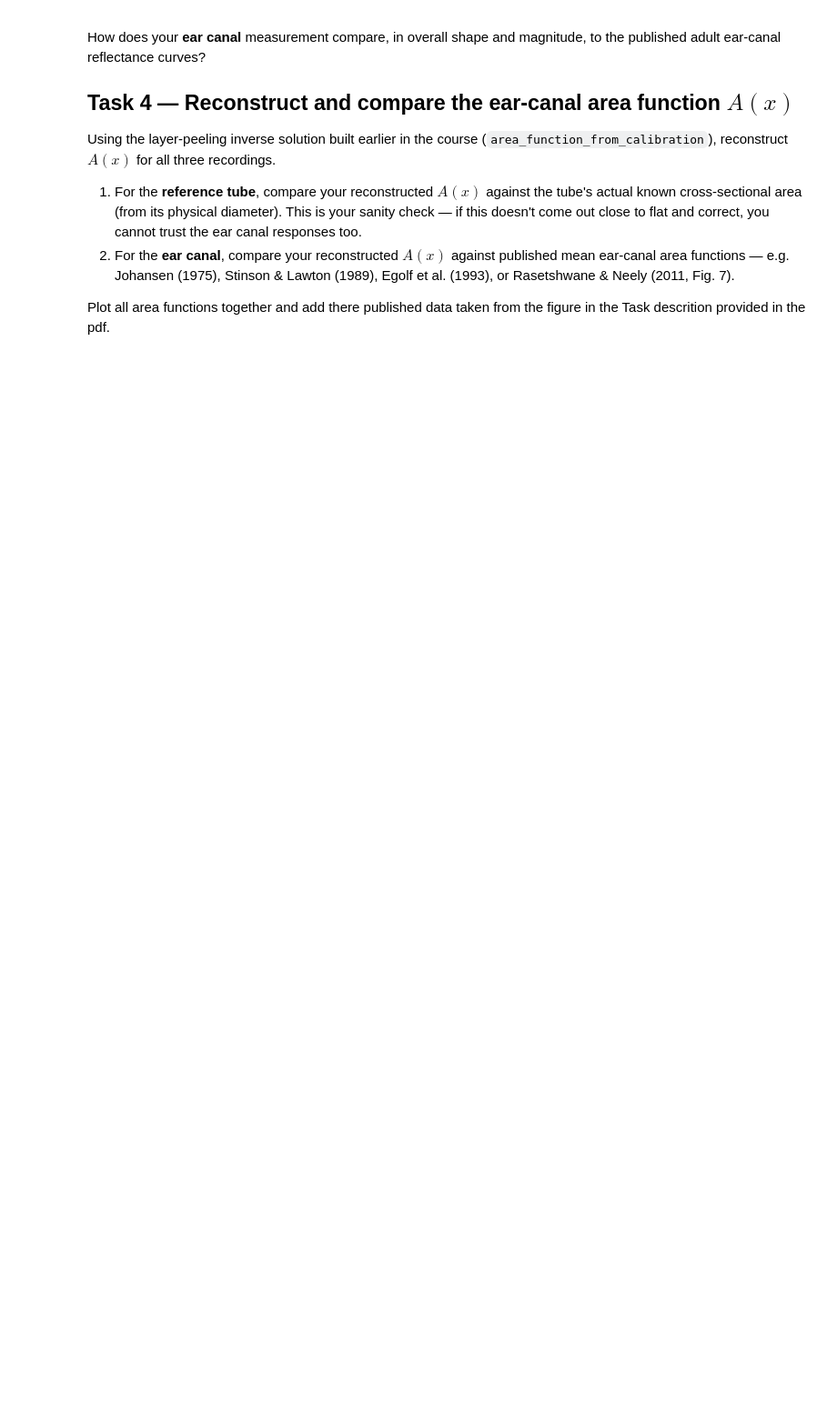
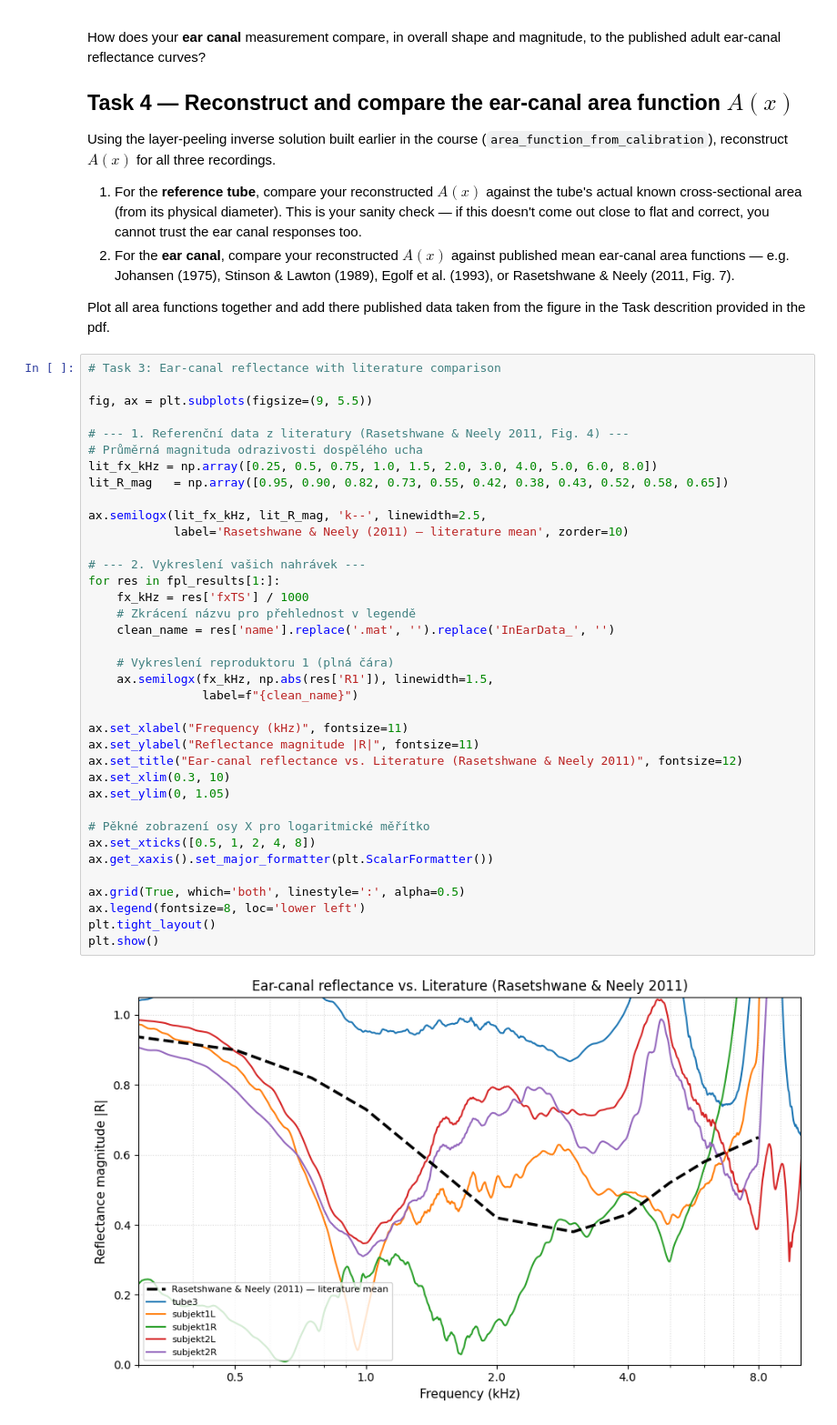
Before and after one commit to vojtejos/FAV_lab, a Jupyter notebook: TutOEME/TaskOE_student.ipynb, the cells around one changed output. Shown at 91% size. Cells and saved outputs as stored; diff of their text form; blank space fills up the shorter version.

```diff
--- a/TutOEME/TaskOE_student.ipynb
+++ b/TutOEME/TaskOE_student.ipynb
@@ -540,6 +556,45 @@ Using the layer-peeling inverse solution built earlier in the course
    Rasetshwane & Neely (2011, Fig. 7).
 
 Plot all area functions together and add there published data taken from the figure in the Task descrition provided in the pdf.
+# %%
+# Task 3: Ear-canal reflectance with literature comparison
+
+fig, ax = plt.subplots(figsize=(9, 5.5))
+
+# --- 1. Referenční data z literatury (Rasetshwane & Neely 2011, Fig. 4) ---
+# Průměrná magnituda odrazivosti dospělého ucha
+lit_fx_kHz = np.array([0.25, 0.5, 0.75, 1.0, 1.5, 2.0, 3.0, 4.0, 5.0, 6.0, 8.0])
+lit_R_mag   = np.array([0.95, 0.90, 0.82, 0.73, 0.55, 0.42, 0.38, 0.43, 0.52, 0.58, 0.65])
+
+ax.semilogx(lit_fx_kHz, lit_R_mag, 'k--', linewidth=2.5,
+            label='Rasetshwane & Neely (2011) — literature mean', zorder=10)
+
+# --- 2. Vykreslení vašich nahrávek ---
+for res in fpl_results[1:]:
+    fx_kHz = res['fxTS'] / 1000
+    # Zkrácení názvu pro přehlednost v legendě
+    clean_name = res['name'].replace('.mat', '').replace('InEarData_', '')
+
+    # Vykreslení reproduktoru 1 (plná čára)
+    ax.semilogx(fx_kHz, np.abs(res['R1']), linewidth=1.5,
+                label=f"{clean_name}")
+
+ax.set_xlabel("Frequency (kHz)", fontsize=11)
+ax.set_ylabel("Reflectance magnitude |R|", fontsize=11)
+ax.set_title("Ear-canal reflectance vs. Literature (Rasetshwane & Neely 2011)", fontsize=12)
+ax.set_xlim(0.3, 10)
+ax.set_ylim(0, 1.05)
+
+# Pěkné zobrazení osy X pro logaritmické měřítko
+ax.set_xticks([0.5, 1, 2, 4, 8])
+ax.get_xaxis().set_major_formatter(plt.ScalarFormatter())
+
+ax.grid(True, which='both', linestyle=':', alpha=0.5)
+ax.legend(fontsize=8, loc='lower left')
+plt.tight_layout()
+plt.show()
+# %% [output]
+[figure, added]
 # %%
 def _poly_reciprocal(den, M):
     recip = np.zeros(M + 1)
```
Also changed, not shown: parts of 2 cells of this notebook.
